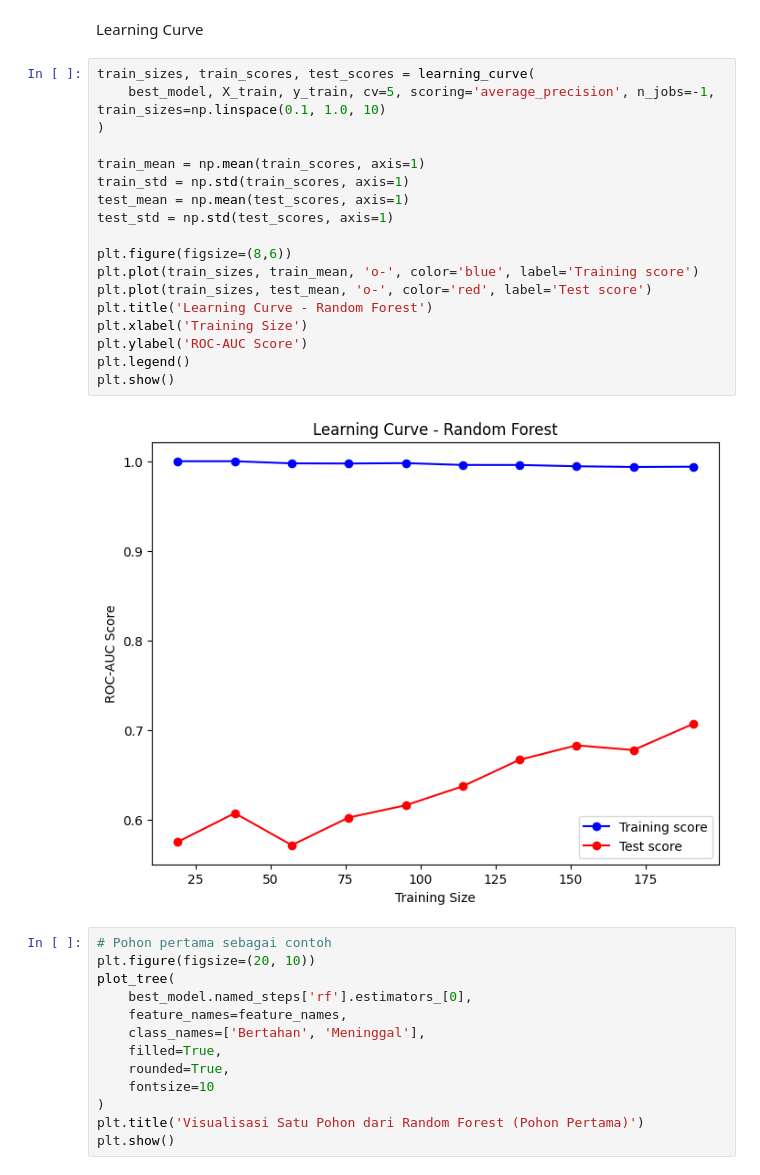
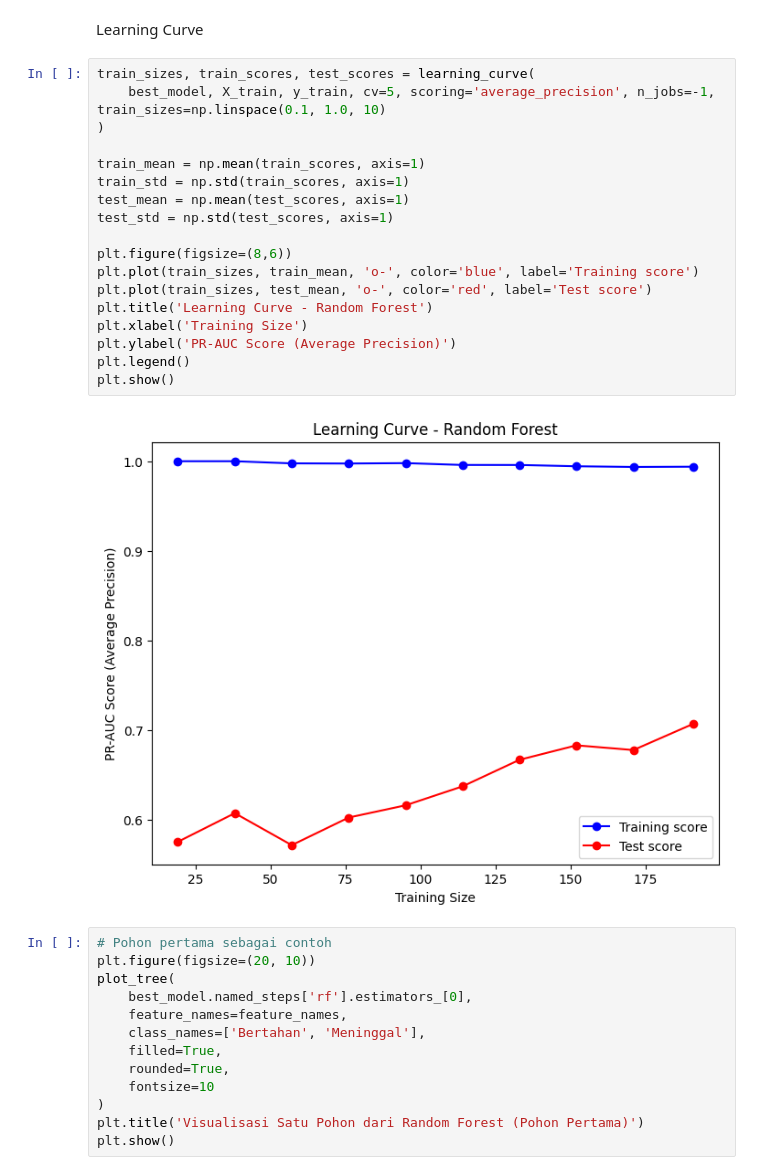
Before and after one commit to ValentinoAbinata/ProyekDataSains, a Jupyter notebook: RandomForestClassifier.ipynb, the cells around one changed output. Drawn from its saved outputs; the diff is of its cells as text.

```diff
--- a/RandomForestClassifier.ipynb
+++ b/RandomForestClassifier.ipynb
@@ -270,23 +270,23 @@ Learning Curve
 # %%
 train_sizes, train_scores, test_scores = learning_curve(
     best_model, X_train, y_train, cv=5, scoring='average_precision', n_jobs=-1, train_sizes=np.linspace(0.1, 1.0, 10)
 )
 
 train_mean = np.mean(train_scores, axis=1)
 train_std = np.std(train_scores, axis=1)
 test_mean = np.mean(test_scores, axis=1)
 test_std = np.std(test_scores, axis=1)
 
 plt.figure(figsize=(8,6))
 plt.plot(train_sizes, train_mean, 'o-', color='blue', label='Training score')
 plt.plot(train_sizes, test_mean, 'o-', color='red', label='Test score')
 plt.title('Learning Curve - Random Forest')
 plt.xlabel('Training Size')
-plt.ylabel('ROC-AUC Score')
+plt.ylabel('PR-AUC Score (Average Precision)')
 plt.legend()
 plt.show()
 # %% [output]
-[figure, old version]
+[figure, new version]
 # %%
 # Pohon pertama sebagai contoh
 plt.figure(figsize=(20, 10))
```
